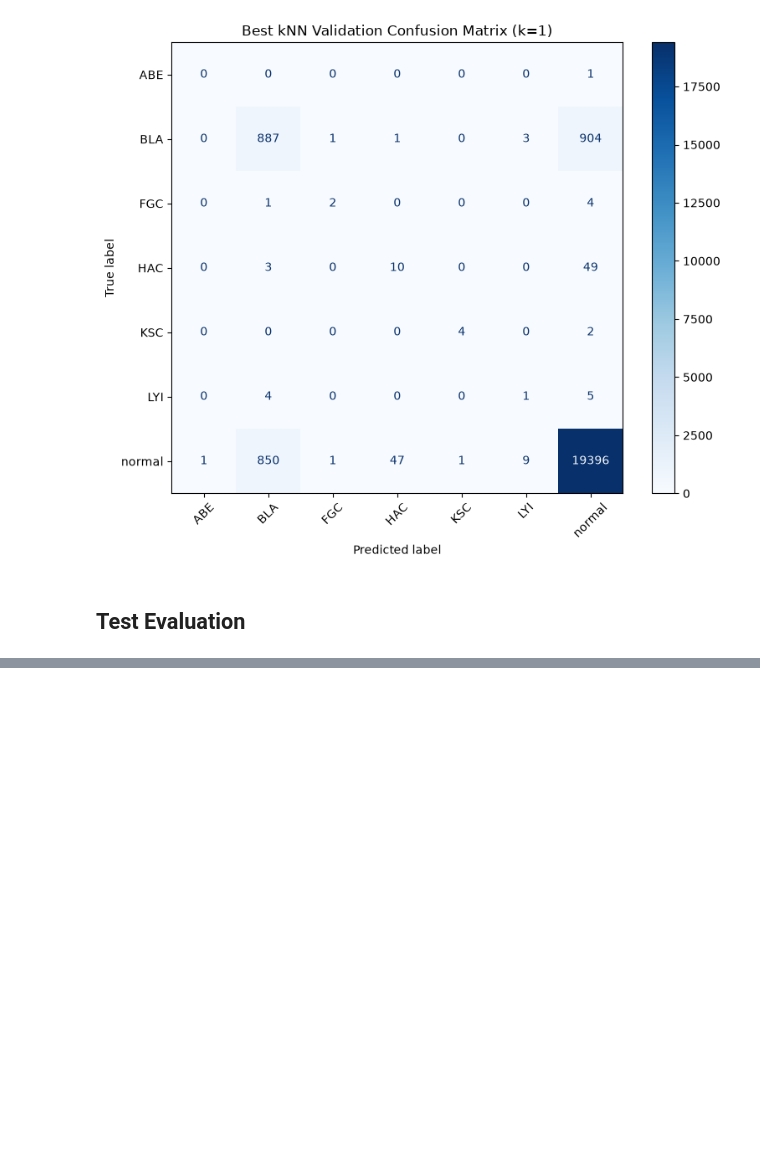
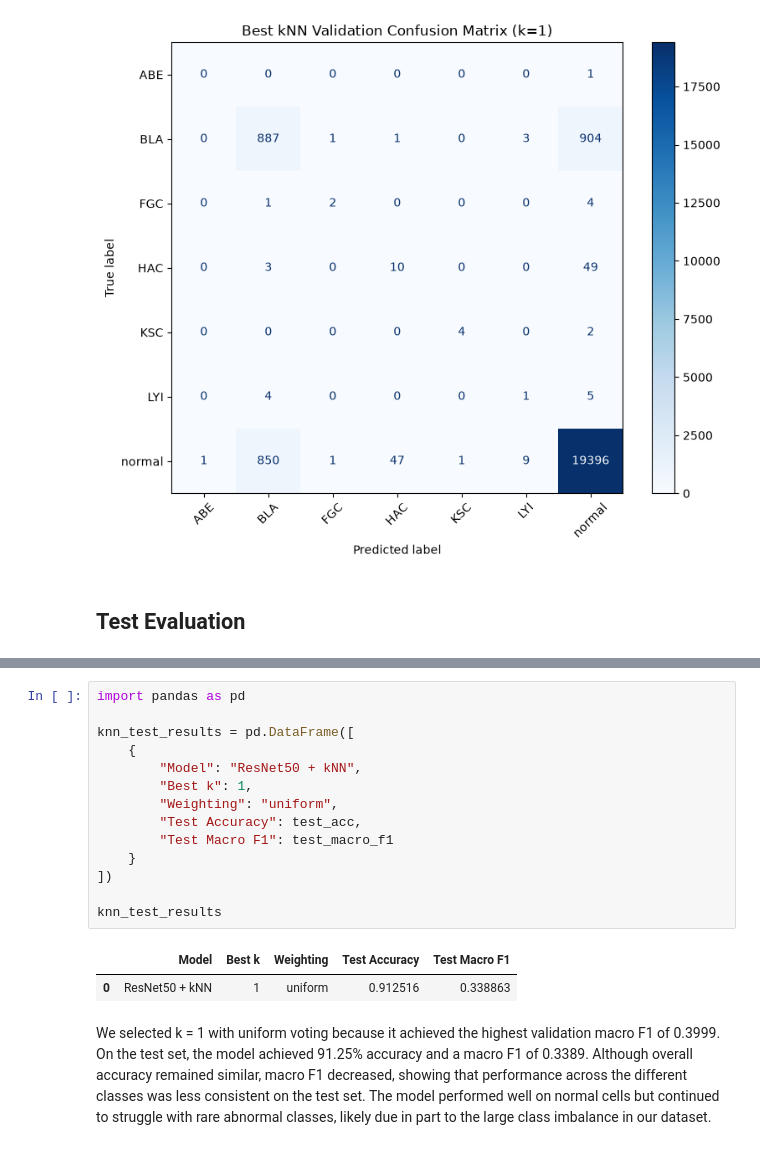
Before and after one commit to sn82978/CS184A-Project, a Jupyter notebook: Models/ResNetkNN/get_embeddings.ipynb, the cells around one changed output, grey strips where cells are left out. Drawn from its saved outputs; the diff is of its cells as text; blank space fills up the shorter version.

```diff
--- a/Models/ResNetkNN/get_embeddings.ipynb
+++ b/Models/ResNetkNN/get_embeddings.ipynb
@@ -550,0 +664,19 @@ error: OpenCV(5.1.0) /Users/runner/work/opencv-python/opencv-python/opencv/modul
+# %%
+import pandas as pd
+
+knn_test_results = pd.DataFrame([
+    {
+        "Model": "ResNet50 + kNN",
+        "Best k": 1,
+        "Weighting": "uniform",
+        "Test Accuracy": test_acc,
+        "Test Macro F1": test_macro_f1
+    }
+])
+
+knn_test_results
+# %% [output]
+|  | Model | Best k | Weighting | Test Accuracy | Test Macro F1 |
+| 0 | ResNet50 + kNN | 1 | uniform | 0.912516 | 0.338863 |
+# %% [markdown]
+We selected k = 1 with uniform voting because it achieved the highest validation macro F1 of 0.3999. On the test set, the model achieved 91.25% accuracy and a macro F1 of 0.3389. Although overall accuracy remained similar, macro F1 decreased, showing that performance across the different classes was less consistent on the test set. The model performed well on normal cells but continued to struggle with rare abnormal classes, likely due in part to the large class imbalance in our dataset.
```
Also changed, not shown: parts of 2 cells of this notebook.
